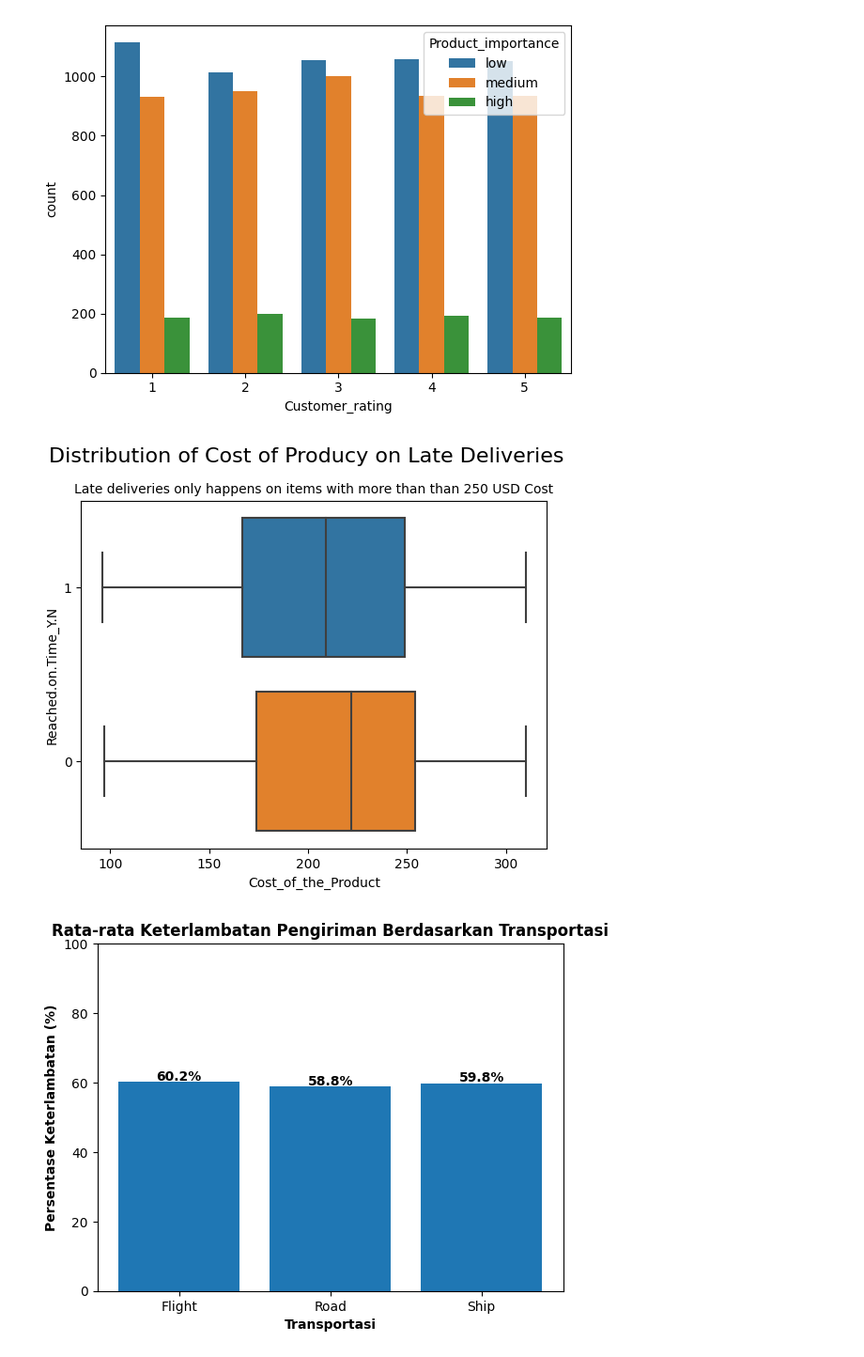
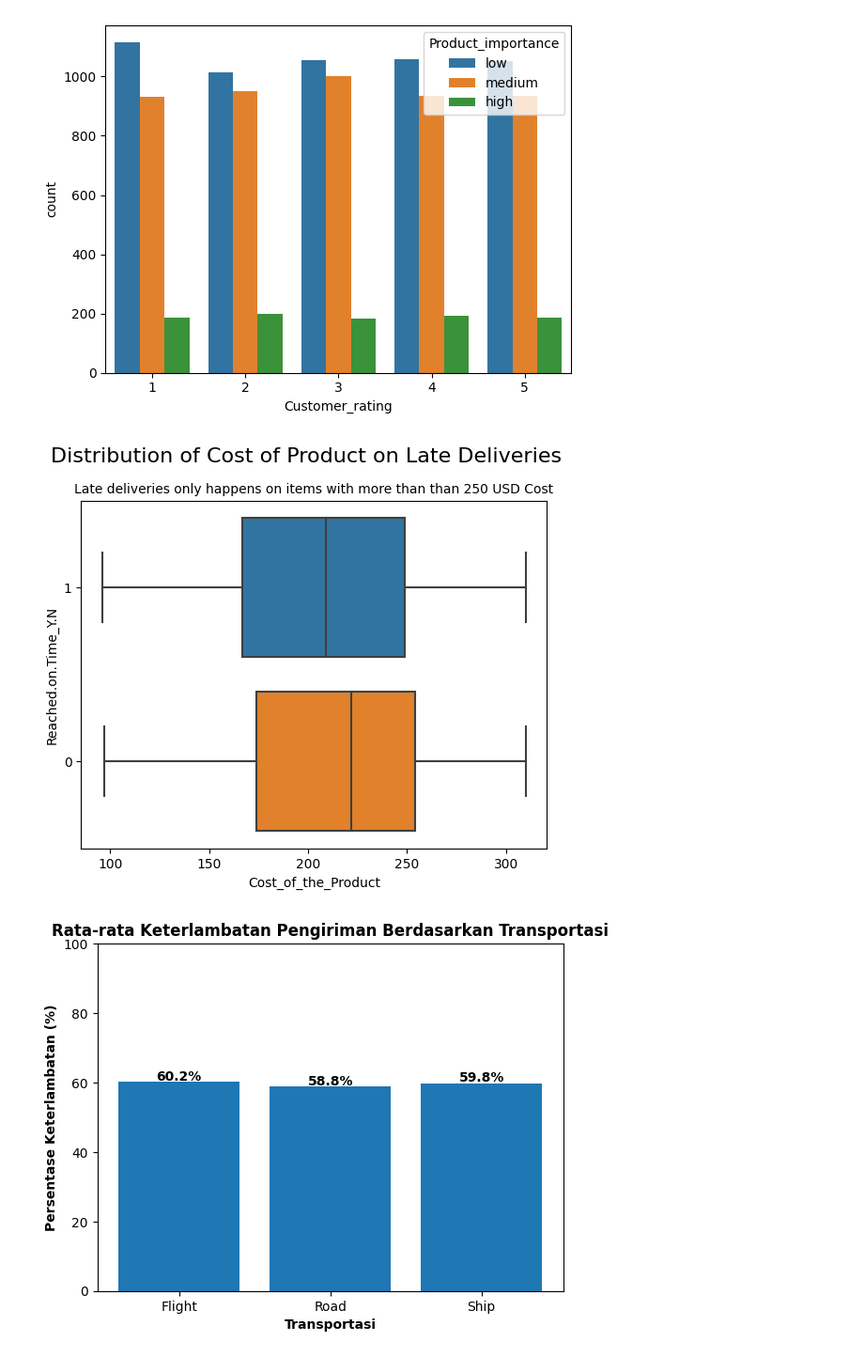
Before and after one commit to mezkymy/ecommerce-ds, a Jupyter notebook: Final_Project_DS_Rakamin_Batch_31_Kelompok_4_(Cobra).ipynb, the cells around one changed output. Shown at 94% size. Saved outputs shown, nothing was run; the diff lists cells and outputs as text; code cells hidden in the pictures.

```diff
--- a/Final_Project_DS_Rakamin_Batch_31_Kelompok_4_(Cobra).ipynb
+++ b/Final_Project_DS_Rakamin_Batch_31_Kelompok_4_(Cobra).ipynb
@@ -408,11 +408,11 @@ plt.show()
 [figure]
 # %%
 sns.boxplot(data=df.astype({'Reached.on.Time_Y.N':'string'}), x="Cost_of_the_Product", y='Reached.on.Time_Y.N')
-plt.suptitle('Distribution of Cost of Producy on Late Deliveries', y=1, fontsize=16)
-plt.title('Late deliveries only happens on items with more than than 250 USD Cost', fontsize=10)
+plt.suptitle('Distribution of Cost of Product on Late Deliveries', y=1, fontsize=16)
+plt.title('Late deliveries only happens on items with more than than 250 USD Cost', fontsize=10) # kesimpulan kurang tepat?
 plt.show()
 # %% [output]
-[figure, old version]
+[figure, new version]
 # %%
 # Calculate late delivery percentage for each mode of transport
 delay_by_shipment = df.groupby('Mode_of_Shipment')['Reached.on.Time_Y.N'].mean() * 100
```
Also changed, not shown: parts of 11 cells of this notebook.
